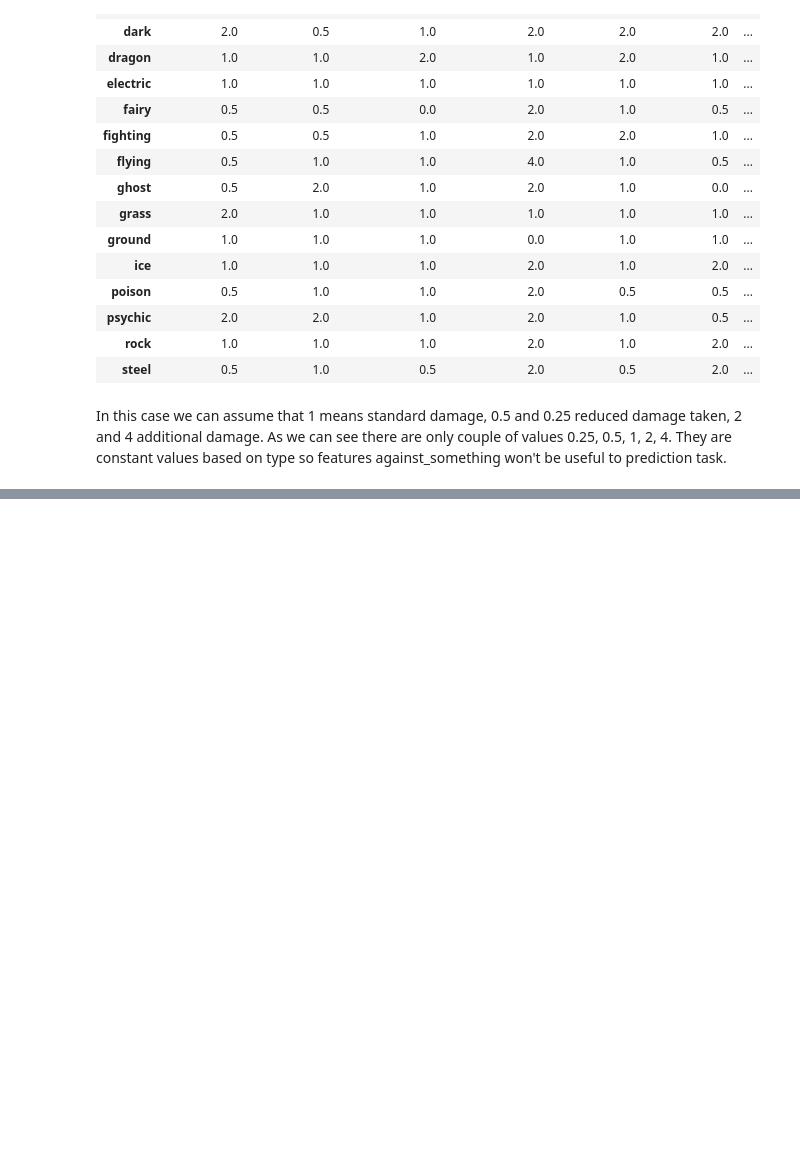
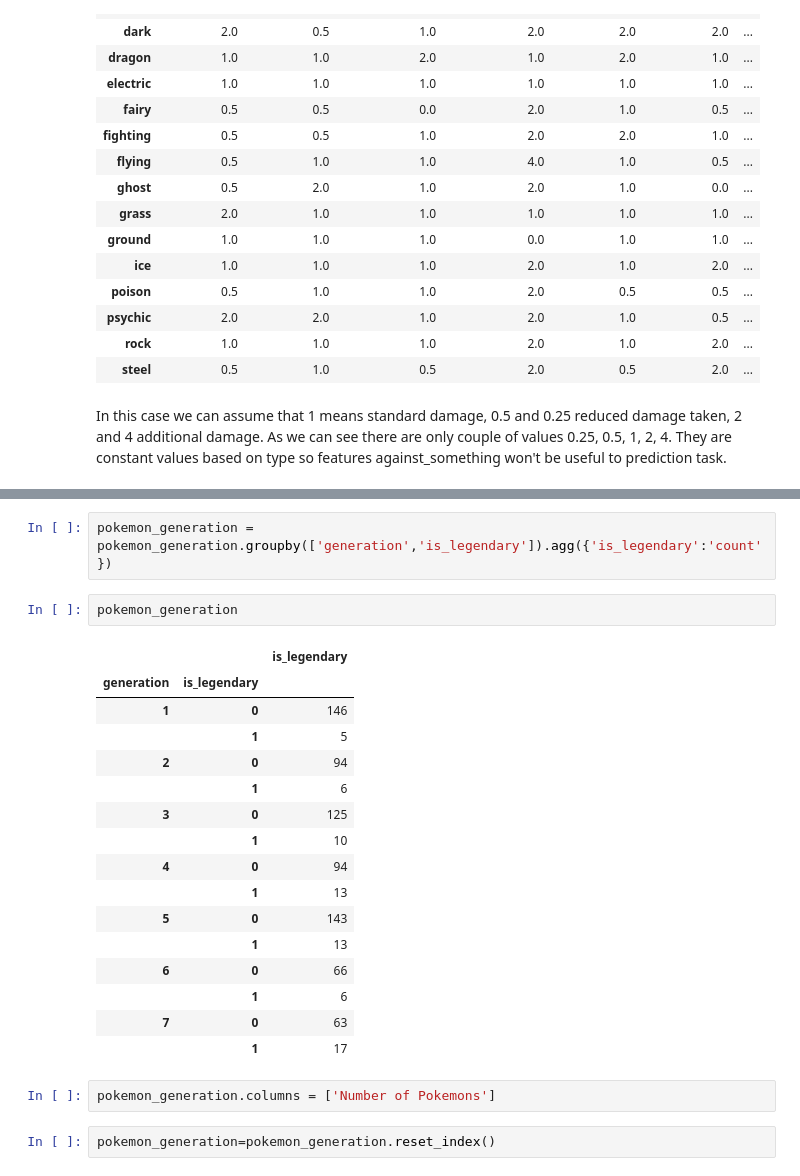
Before and after one commit to darszam/WhatMakesPokemonLegendary, a Jupyter notebook: WhatMakesPokemonLegendary.ipynb, the cells around one changed output, grey strips where cells are left out. Saved outputs shown, nothing was run; the diff lists cells and outputs as text; blank space fills up the shorter version.

```diff
--- a/WhatMakesPokemonLegendary.ipynb
+++ b/WhatMakesPokemonLegendary.ipynb
@@ -452,0 +654,25 @@ In this case we can assume that 1 means standard damage, 0.5 and 0.25 reduced da
+# %%
+pokemon_generation = pokemon_generation.groupby(['generation','is_legendary']).agg({'is_legendary':'count'})
+# %%
+pokemon_generation
+# %% [output]
+|  |  | is_legendary |
+| generation | is_legendary |  |
+| 1 | 0 | 146 |
+|  | 1 | 5 |
+| 2 | 0 | 94 |
+|  | 1 | 6 |
+| 3 | 0 | 125 |
+|  | 1 | 10 |
+| 4 | 0 | 94 |
+|  | 1 | 13 |
+| 5 | 0 | 143 |
+|  | 1 | 13 |
+| 6 | 0 | 66 |
+|  | 1 | 6 |
+| 7 | 0 | 63 |
+|  | 1 | 17 |
+# %%
+pokemon_generation.columns = ['Number of Pokemons']
+# %%
+pokemon_generation=pokemon_generation.reset_index()
```
Also changed, not shown: parts of 41 cells of this notebook.
